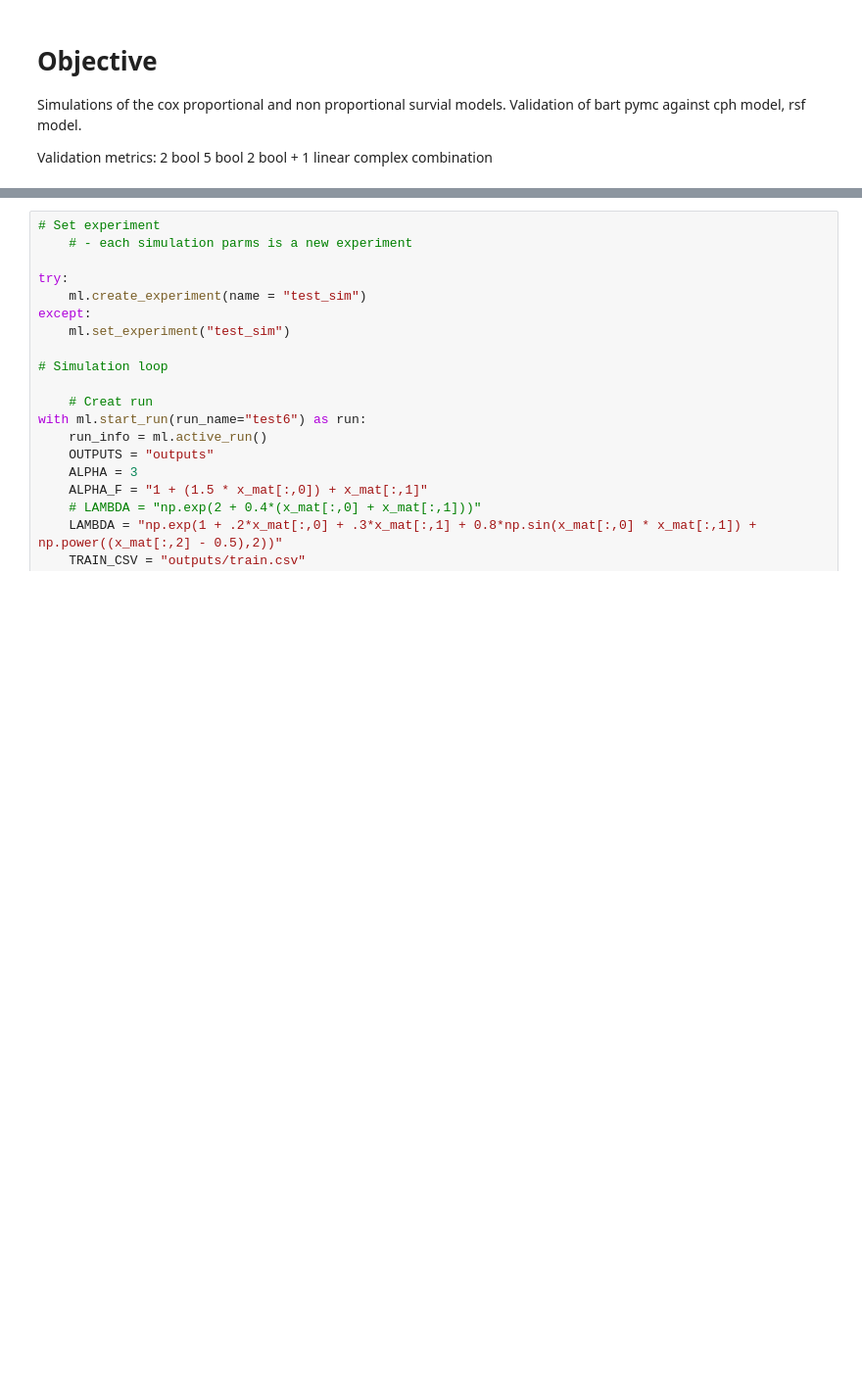
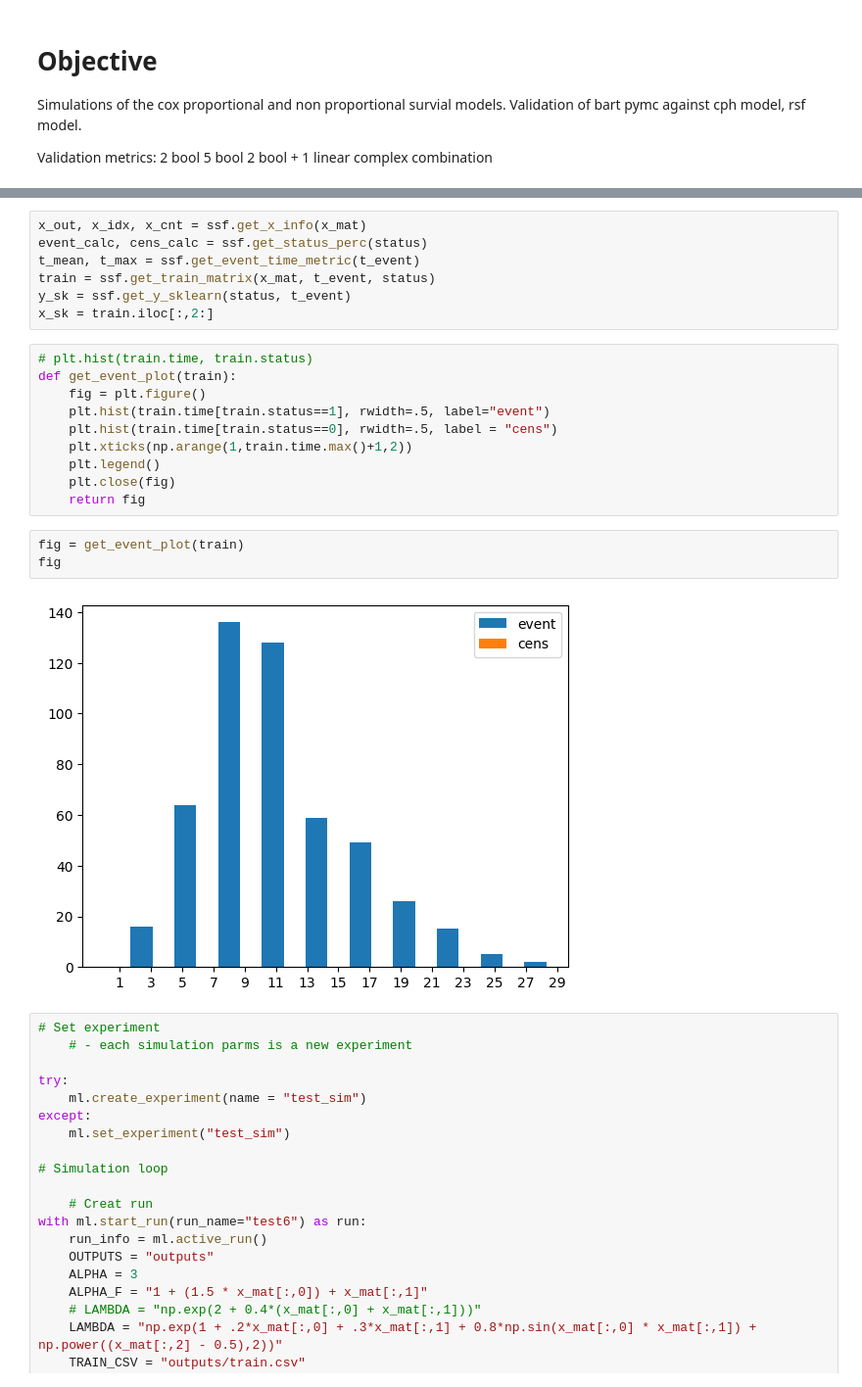
Before and after one commit to twj8CDC/PYMC_BART, a Jupyter notebook: surv_sim_1.ipynb, the cells around one changed output, grey strips where cells are left out. Shown at 98% size. Cells and saved outputs as stored; diff of their text form; blank space fills up the shorter version.

```diff
--- a/surv_sim_1.ipynb
+++ b/surv_sim_1.ipynb
@@ -81,3 +81,25 @@ ssf.plot_sv(x_mat, sv_mat, T, title=title, save = False, show=True)
+# %%
+x_out, x_idx, x_cnt = ssf.get_x_info(x_mat)
+event_calc, cens_calc = ssf.get_status_perc(status)
+t_mean, t_max = ssf.get_event_time_metric(t_event)
+train = ssf.get_train_matrix(x_mat, t_event, status)
+y_sk = ssf.get_y_sklearn(status, t_event)
+x_sk = train.iloc[:,2:]
+# %%
+# plt.hist(train.time, train.status)
+def get_event_plot(train):
+    fig = plt.figure()
+    plt.hist(train.time[train.status==1], rwidth=.5, label="event")
+    plt.hist(train.time[train.status==0], rwidth=.5, label = "cens")
+    plt.xticks(np.arange(1,train.time.max()+1,2))
+    plt.legend()
+    plt.close(fig)
+    return fig
+# %%
+fig = get_event_plot(train)
+fig
+# %% [output]
+[figure, added]
 # %%
 # Set experiment
     # - each simulation parms is a new experiment
```
Also changed, not shown: parts of 2 cells of this notebook, 7 other files.
